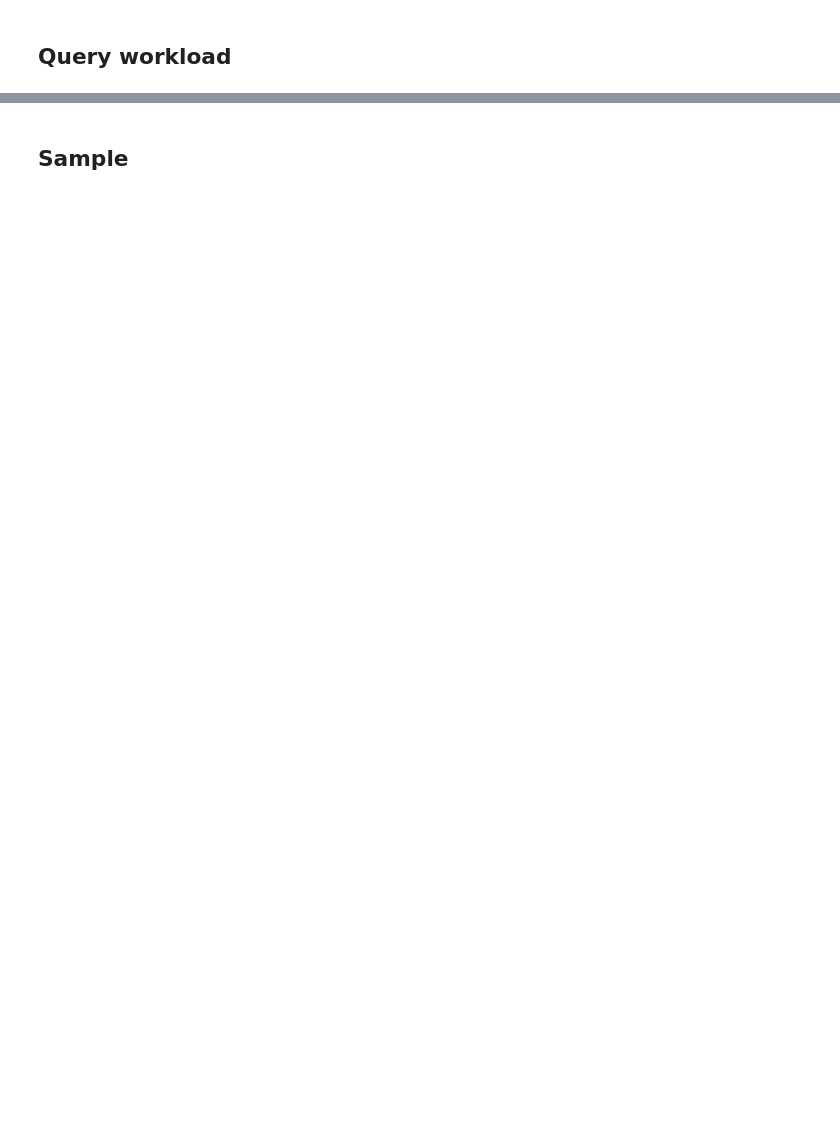
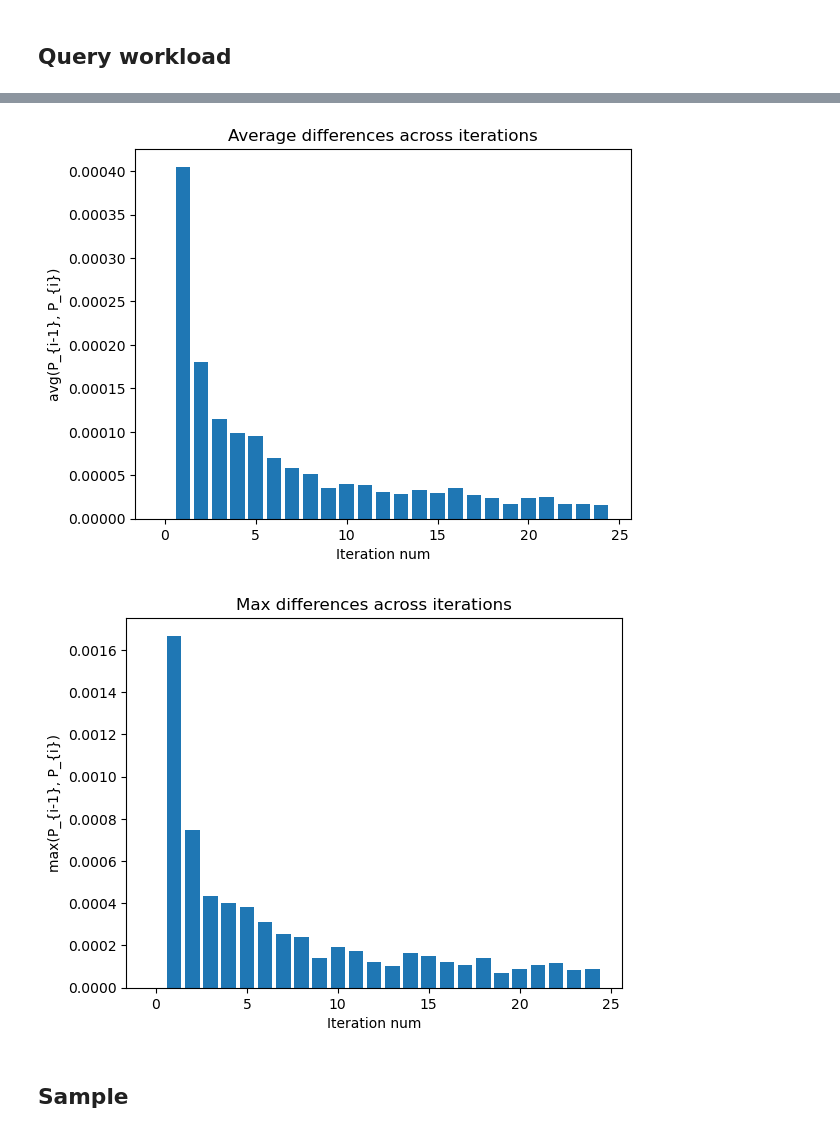
Before and after one commit to GalZeevi/HARLM, a Jupyter notebook: demo_with_graphs.ipynb, the cells around one changed output, grey strips where cells are left out. Saved outputs shown, nothing was run; the diff lists cells and outputs as text; code cells hidden in the pictures; blank space fills up the shorter version.

```diff
--- a/demo_with_graphs.ipynb
+++ b/demo_with_graphs.ipynb
@@ -109,3 +107,38 @@ plt.show()
+# %%
+import matplotlib.pyplot as plt
+from graphs_manager import GraphsManager
+from consts import GraphNames
+import numpy as np
+
+avg_dist = lambda P, Q: np.average(np.absolute(np.subtract(P,Q)))
+max_dist = lambda P, Q: np.max(np.absolute(np.subtract(P,Q)))
+
+distributionsGraph = GraphsManager.get_graph(GraphNames.DISTRIBUTIONS)
+distributions = distributionsGraph.get_y_axis()
+
+avg_diff = [0]
+max_diff = [0]
+
+for i in range(1, len(distributionsGraph.get_x_axis())):
+    avg_diff.append(avg_dist(distributions[i-1], distributions[i]))
+    max_diff.append(max_dist(distributions[i-1], distributions[i]))
+
+plt.figure(1)
+plt.bar(distributionsGraph.get_x_axis(), avg_diff, 0.8)
+plt.xlabel("Iteration num")
+plt.ylabel("avg(P_{i-1}, P_{i})")
+plt.title("Average differences across iterations")
+
+plt.figure(2)
+plt.bar(distributionsGraph.get_x_axis(), max_diff, 0.8)
+plt.xlabel("Iteration num")
+plt.ylabel("max(P_{i-1}, P_{i})")
+plt.title("Max differences across iterations")
+
+plt.show()
+# %% [output]
+[figure, added]
+[figure, added]
 # %% [markdown]
 ## Sample
 # %%
```
Also changed, not shown: parts of 5 cells of this notebook, 13 other files.
